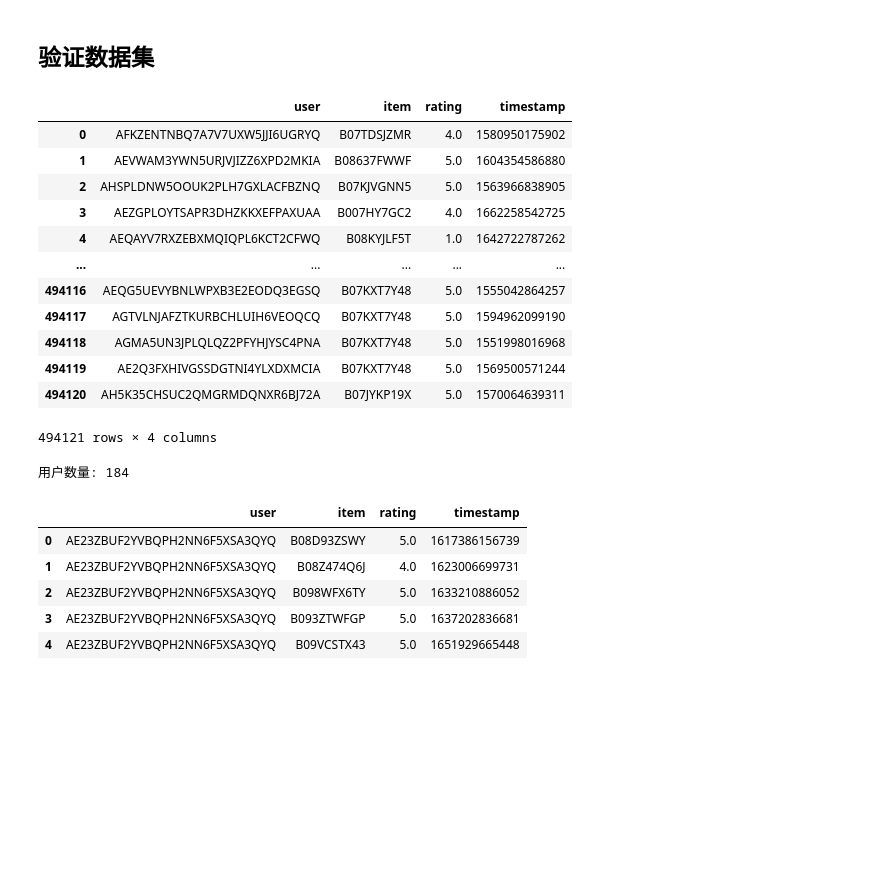
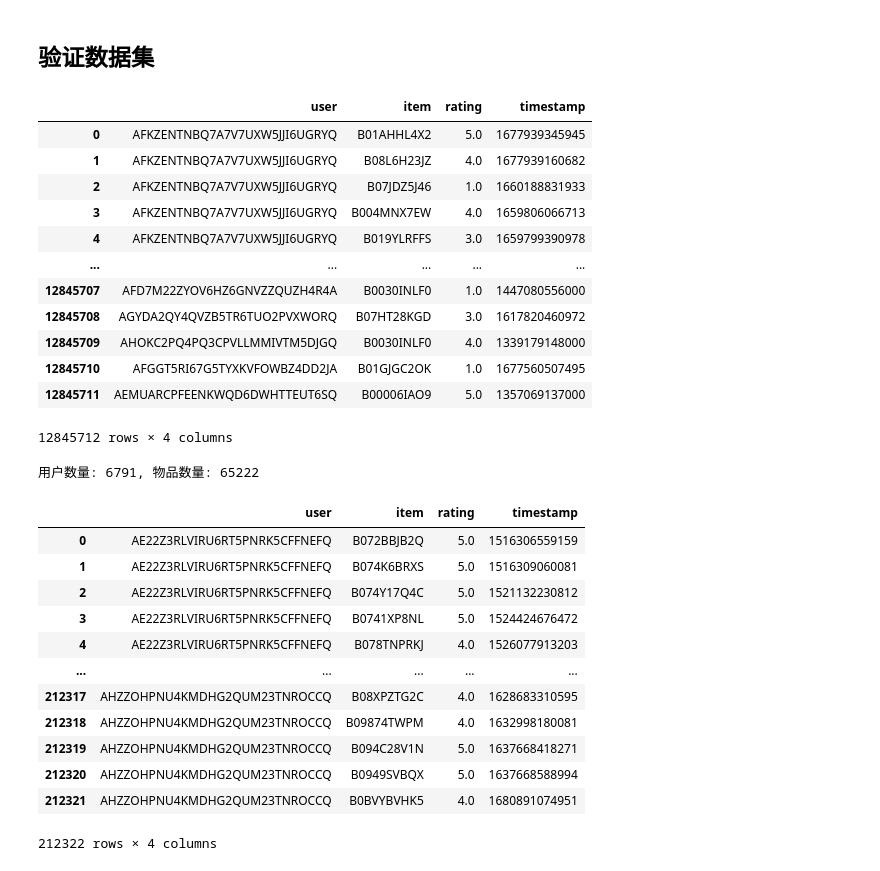
Before and after one commit to NoyeArk/graduation_design, a Jupyter notebook: ipynb/data_process/amazon.ipynb, the cells around one changed output. Drawn from its saved outputs; the diff is of its cells as text; code cells hidden in the pictures; blank space fills up the shorter version.

```diff
--- a/ipynb/data_process/amazon.ipynb
+++ b/ipynb/data_process/amazon.ipynb
@@ -6,7 +6,7 @@ from tqdm import tqdm
 
 处理交互信息
 # %%
-file = "D:\work_space\Health_and_Personal_Care.jsonl"
+file = "D:\work_space\Office_Products.jsonl"
 with open(file, 'r') as fp:
     for line in tqdm(fp):
         data = json.loads(line.strip())
@@ -15,64 +15,67 @@ with open(file, 'r') as fp:
         rating = data['rating']
         timestamp = data['timestamp']
 
-        with open('D:/Code/graduation_design/data/Health_and_Personal_Care/interaction.dat', 'a') as f:
+        with open('D:/Code/graduation_design/data/Office_Products/interaction.dat', 'a') as f:
             f.write(f"{user_id}::{asin}::{rating}::{timestamp}\n")
 # %% [markdown]
 处理物品信息
 # %%
-file = "D:\Code\graduation_design\data\magzine\meta_Magazine_Subscriptions.jsonl"
+file = "D:\work_space\meta_Office_Products.jsonl"
 with open(file, 'r') as fp:
     for line in tqdm(fp):
         data = json.loads(line.strip())
         parent_asin = data['parent_asin']
-        with open('D:/Code/graduation_design/data/magzine/item.dat', 'a') as f:
-            f.write(f"{parent_asin}::{json.dumps(data)}\n")
+        with open('D:/Code/graduation_design/data/Office_Products/item.dat', 'a') as f:
+            f.write(f"{parent_asin}>>{json.dumps(data)}\n")
 # %% [markdown]
 ## 验证数据集
 # %%
 import pandas as pd
-data = pd.read_csv("D:/Code/graduation_design/data/Health_and_Personal_Care/interaction.dat", sep="::", header=None, engine='python')
-data.columns = ['user', 'item', 'rating', 'timestamp']
-data
+df = pd.read_csv("D:/Code/graduation_design/data/Office_Products/interaction.dat", sep="::", header=None, engine='python')
+df.columns = ['user', 'item', 'rating', 'timestamp']
+df
 # %% [output]
 |  | user | item | rating | timestamp |
-| 0 | AFKZENTNBQ7A7V7UXW5JJI6UGRYQ | B07TDSJZMR | 4.0 | 1580950175902 |
-| 1 | AEVWAM3YWN5URJVJIZZ6XPD2MKIA | B08637FWWF | 5.0 | 1604354586880 |
-| 2 | AHSPLDNW5OOUK2PLH7GXLACFBZNQ | B07KJVGNN5 | 5.0 | 1563966838905 |
-| 3 | AEZGPLOYTSAPR3DHZKKXEFPAXUAA | B007HY7GC2 | 4.0 | 1662258542725 |
-| 4 | AEQAYV7RXZEBXMQIQPL6KCT2CFWQ | B08KYJLF5T | 1.0 | 1642722787262 |
+| 0 | AFKZENTNBQ7A7V7UXW5JJI6UGRYQ | B01AHHL4X2 | 5.0 | 1677939345945 |
+| 1 | AFKZENTNBQ7A7V7UXW5JJI6UGRYQ | B08L6H23JZ | 4.0 | 1677939160682 |
+| 2 | AFKZENTNBQ7A7V7UXW5JJI6UGRYQ | B07JDZ5J46 | 1.0 | 1660188831933 |
+| 3 | AFKZENTNBQ7A7V7UXW5JJI6UGRYQ | B004MNX7EW | 4.0 | 1659806066713 |
+| 4 | AFKZENTNBQ7A7V7UXW5JJI6UGRYQ | B019YLRFFS | 3.0 | 1659799390978 |
 | ... | ... | ... | ... | ... |
-| 494116 | AEQG5UEVYBNLWPXB3E2EODQ3EGSQ | B07KXT7Y48 | 5.0 | 1555042864257 |
-| 494117 | AGTVLNJAFZTKURBCHLUIH6VEOQCQ | B07KXT7Y48 | 5.0 | 1594962099190 |
-| 494118 | AGMA5UN3JPLQLQZ2PFYHJYSC4PNA | B07KXT7Y48 | 5.0 | 1551998016968 |
-| 494119 | AE2Q3FXHIVGSSDGTNI4YLXDXMCIA | B07KXT7Y48 | 5.0 | 1569500571244 |
-| 494120 | AH5K35CHSUC2QMGRMDQNXR6BJ72A | B07JYKP19X | 5.0 | 1570064639311 |
+| 12845707 | AFD7M22ZYOV6HZ6GNVZZQUZH4R4A | B0030INLF0 | 1.0 | 1447080556000 |
+| 12845708 | AGYDA2QY4QVZB5TR6TUO2PVXWORQ | B07HT28KGD | 3.0 | 1617820460972 |
+| 12845709 | AHOKC2PQ4PQ3CPVLLMMIVTM5DJGQ | B0030INLF0 | 4.0 | 1339179148000 |
+| 12845710 | AFGGT5RI67G5TYXKVFOWBZ4DD2JA | B01GJGC2OK | 1.0 | 1677560507495 |
+| 12845711 | AEMUARCPFEENKWQD6DWHTTEUT6SQ | B00006IAO9 | 5.0 | 1357069137000 |
-494121 rows × 4 columns
+12845712 rows × 4 columns
 # %%
-data = data[data['rating'] > 2]
+data = df[df['rating'] > 2]
 
-# 过滤交互次数少于阈值的用户和物品
-user_counts = data['user'].value_counts()
 item_counts = data['item'].value_counts()
-
-users_to_keep = user_counts[user_counts >= 10].index
 items_to_keep = item_counts[item_counts >= 10].index
-
-data = data[data['user'].isin(users_to_keep)]
 data = data[data['item'].isin(items_to_keep)]
 
-# 查看用户数量
-n_users = len(data['user'].unique())
-print(f"用户数量: {n_users}")
+user_counts = data['user'].value_counts()
+users_to_keep = user_counts[user_counts >= 20].index
+data = data[data['user'].isin(users_to_keep)]
+
+print(f"用户数量: {len(data['user'].unique())}, 物品数量: {len(data['item'].unique())}")
 
 data = data.sort_values(['user', 'timestamp'])
 data = data.reset_index(drop=True)
-data.head()
+data
 # %% [output]
-用户数量: 184
+用户数量: 6791, 物品数量: 65222
 |  | user | item | rating | timestamp |
-| 0 | AE23ZBUF2YVBQPH2NN6F5XSA3QYQ | B08D93ZSWY | 5.0 | 1617386156739 |
-| 1 | AE23ZBUF2YVBQPH2NN6F5XSA3QYQ | B08Z474Q6J | 4.0 | 1623006699731 |
-| 2 | AE23ZBUF2YVBQPH2NN6F5XSA3QYQ | B098WFX6TY | 5.0 | 1633210886052 |
-| 3 | AE23ZBUF2YVBQPH2NN6F5XSA3QYQ | B093ZTWFGP | 5.0 | 1637202836681 |
-| 4 | AE23ZBUF2YVBQPH2NN6F5XSA3QYQ | B09VCSTX43 | 5.0 | 1651929665448 |
+| 0 | AE22Z3RLVIRU6RT5PNRK5CFFNEFQ | B072BBJB2Q | 5.0 | 1516306559159 |
+| 1 | AE22Z3RLVIRU6RT5PNRK5CFFNEFQ | B074K6BRXS | 5.0 | 1516309060081 |
+| 2 | AE22Z3RLVIRU6RT5PNRK5CFFNEFQ | B074Y17Q4C | 5.0 | 1521132230812 |
+| 3 | AE22Z3RLVIRU6RT5PNRK5CFFNEFQ | B0741XP8NL | 5.0 | 1524424676472 |
+| 4 | AE22Z3RLVIRU6RT5PNRK5CFFNEFQ | B078TNPRKJ | 4.0 | 1526077913203 |
+| ... | ... | ... | ... | ... |
+| 212317 | AHZZOHPNU4KMDHG2QUM23TNROCCQ | B08XPZTG2C | 4.0 | 1628683310595 |
+| 212318 | AHZZOHPNU4KMDHG2QUM23TNROCCQ | B09874TWPM | 4.0 | 1632998180081 |
+| 212319 | AHZZOHPNU4KMDHG2QUM23TNROCCQ | B094C28V1N | 5.0 | 1637668418271 |
+| 212320 | AHZZOHPNU4KMDHG2QUM23TNROCCQ | B0949SVBQX | 5.0 | 1637668588994 |
+| 212321 | AHZZOHPNU4KMDHG2QUM23TNROCCQ | B0BVYBVHK5 | 4.0 | 1680891074951 |
+212322 rows × 4 columns
```
Also changed, not shown: parts of 5 cells of this notebook, 14 other files.
